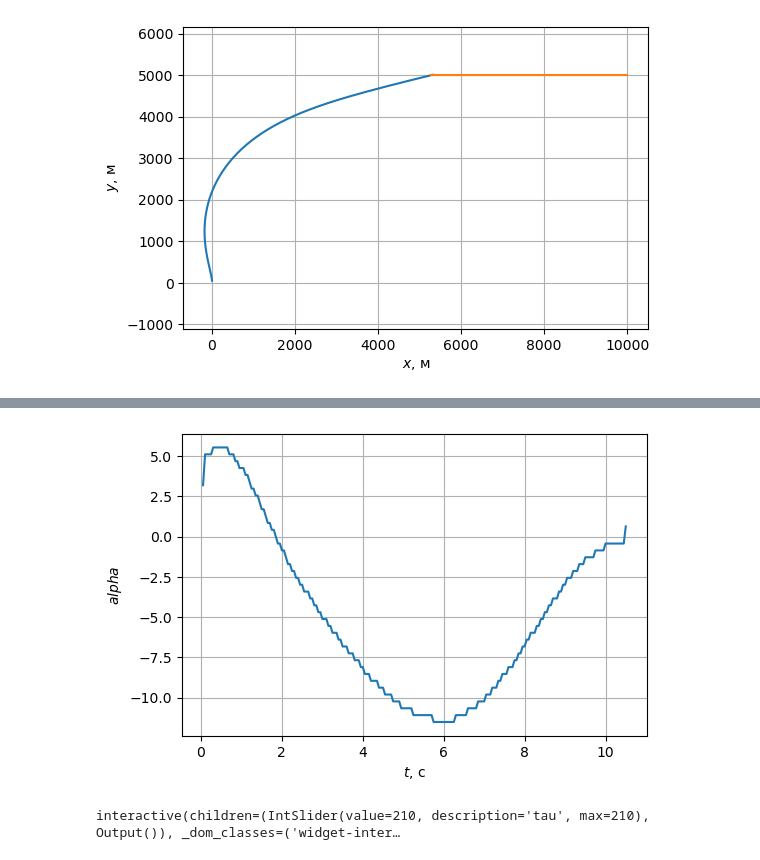
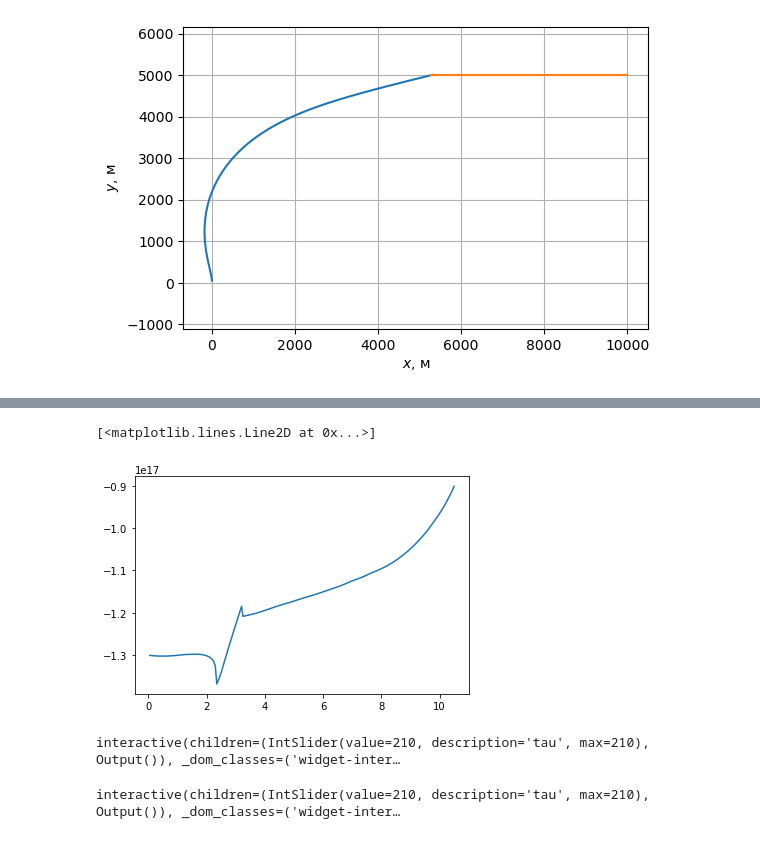
Before and after one commit to kirtis26/PyMissile, a Jupyter notebook: С-300.ipynb, the cells around one changed output, grey strips where cells are left out. Saved outputs shown, nothing was run; the diff lists cells and outputs as text; code cells hidden in the pictures.

```diff
--- a/С-300.ipynb
+++ b/С-300.ipynb
@@ -1124,9 +1103,0 @@ plt.show()
-# %%
-plt.figure(dpi=100)
-plt.plot(t, alpha)
-plt.grid()
-plt.ylabel('$alpha$')
-plt.xlabel('$t$, с')
-plt.show()
-# %% [output]
-[figure, removed]
@@ -1133,3 +1157,69 @@ plt.show()
+# %%
+plt.plot(t, ballans_relation)
+# %% [output]
+[<matplotlib.lines.Line2D at 0x...>]
+[figure, added]
+# %%
+@interact(i=ipywidgets.IntSlider(description='tau', max=len(res_hit['t'])-1, step=1, value=len(res_hit['t'])-1))
+def draw_aero_gym_hit(i):
+
+    plt.figure(figsize=(16,12))
+
+    ax00 = subplot2grid((8, 4), (0, 2), colspan=2, rowspan=4)
+    ax01 = subplot2grid((8, 4), (0, 0), colspan=2, rowspan=4)
+    ax02 = subplot2grid((8, 4), (4, 0), colspan=2, rowspan=2)
+    ax03 = subplot2grid((8, 4), (6, 0), colspan=2, rowspan=2,sharex=ax02)
+    ax04 = subplot2grid((8, 4), (4, 2), colspan=2, rowspan=2,sharex=ax02)
+    ax05 = subplot2grid((8, 4), (6, 2), colspan=2, rowspan=2,sharex=ax02)
+
+    ax00.plot(t[:i], Mach[:i], lw=3, ls=':', color='k', label='Mach')
+    ax00.legend(loc='best')
+    ax00.tick_params(left=False, labelleft=False, right=True, labelright=True, labelsize=8)
+    ax00.grid(True)
+
+    ax01.plot(res_hit['missile']['x'][:i], res_hit['missile']['y'][:i], lw=3, ls=':', color='k', label='траектория ракеты')
+    ax01.plot(res_hit['target']['x'][:i], res_hit['target']['y'][:i], lw=3, ls=':', color='red', label='траектория цели')
+    ax01.tick_params(labelsize=8)
+    ax01.legend(loc='best')
+    ax01.grid(True)
+
+    ax02.plot(t[:i], Cya[:i], label='$C_{Y.ЛА}^{a}$', c='k')
+    ax02.plot(t[:i], Cy_alpha_korp[:i], label='$C_{Y.корп}^{a}$', c='blue')
+    ax02.plot(t[:i], Cy_alpha_oper[:i], label='$C_{Y.опер}^{a}$', c='red')
+    ax02.tick_params(left=True, labelleft=True, right=False, labelright=False, labelsize=8)
+    ax02.legend()
+    ax02.grid(True)
+
+    ax03.plot(t[:i], Cx[:i], label='$C_{X.ЛА}$', c='k')
+    ax03.plot(t[:i], Cx_0[:i], label=r'$C_{X0.ЛА}$', c='k', ls='-.')
+    ax03.plot(t[:i], Cx_ind[:i], label=r'$C_{Xind.ЛА}$', c='k', ls='--')
+    ax03.plot(t[:i], Cx_0_korp[:i], label=r'$C_{X0.корп}$', c='blue', ls='-.')
+    ax03.plot(t[:i], Cx_ind_korp[:i], label=r'$C_{Xind.корп}$', c='blue', ls='--')
+    ax03.plot(t[:i], Cx_0_oper[:i], label=r'$C_{X0.опер}$', c='red', ls='-.')
+    ax03.plot(t[:i], Cx_ind_oper[:i], label=r'$C_{Xind.опер}$', c='red', ls='--')
+    ax03.legend(loc='best', ncol=3)
+    ax03.tick_params(left=True, labelleft=True, right=False, labelright=False, labelsize=8)
+    ax03.grid(True)
+
+    ax04.plot(t[:i], m_z_cy[:i], label='$m_z^{Cy}$', color='darkorange')
+    ax04.plot(t[:i], m_z_wz[:i], label='$m_z^{wz}$', color='black', ls='-')
+    ax04.plot(t[:i], m_z_wz_korp[:i], label='$m_{z.корп}^{wz}$', color='blue', ls='--')
+    ax04.plot(t[:i], m_z_wz_oper[:i], label='$m_{z.опер}^{wz}$', color='red', ls='-.')
+    ax04.tick_params(left=False, labelleft=False, right=True, labelright=True, labelsize=8)
+    ax04.legend()
+    ax04.grid(True)
+
+    ax05.plot(t[:i], x_fa[:i], color='darkorange', label='$x_{fa}$')
+    ax05.plot(t[:i], x_fa_korp[:i], color='blue', label='$x_{fa.korp}$')
+    ax05.plot(t[:i], x_fa_oper[:i], color='red', label='$x_{fa.oper}$')
+#     ax05.plot(t[:i], x_fd_oper[:i], color='k', label='$x_{fd.oper}$')
+    ax05.tick_params(left=False, labelleft=False, right=True, labelright=True, labelsize=8)
+    ax05.legend()
+    ax05.grid(True)
+
+    plt.show()
+# %% [output]
+interactive(children=(IntSlider(value=210, description='tau', max=210), Output()), _dom_classes=('widget-inter…
 # %%
 @interact(i=ipywidgets.IntSlider(description='tau', max=len(res_hit['t'])-1, step=1, value=len(res_hit['t'])-1))
 def draw_gym_hit(i):
```
Also changed, not shown: parts of 4 cells of this notebook.
